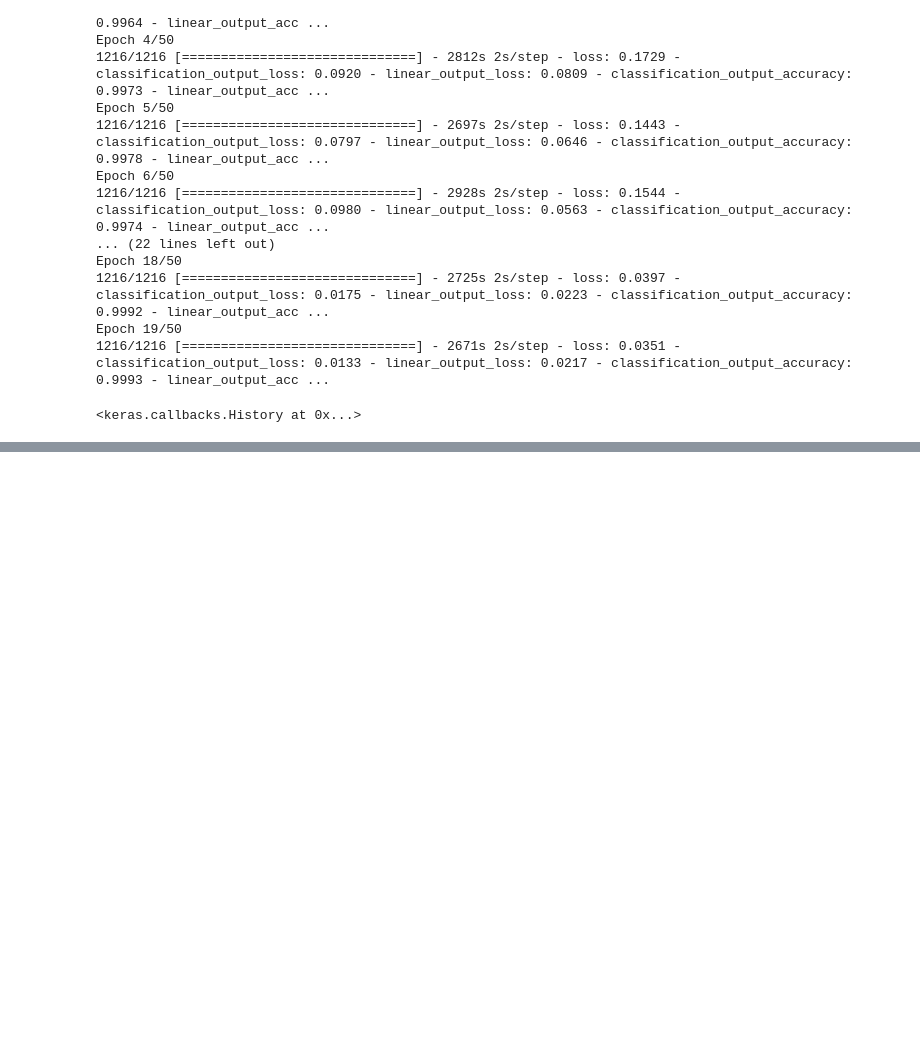
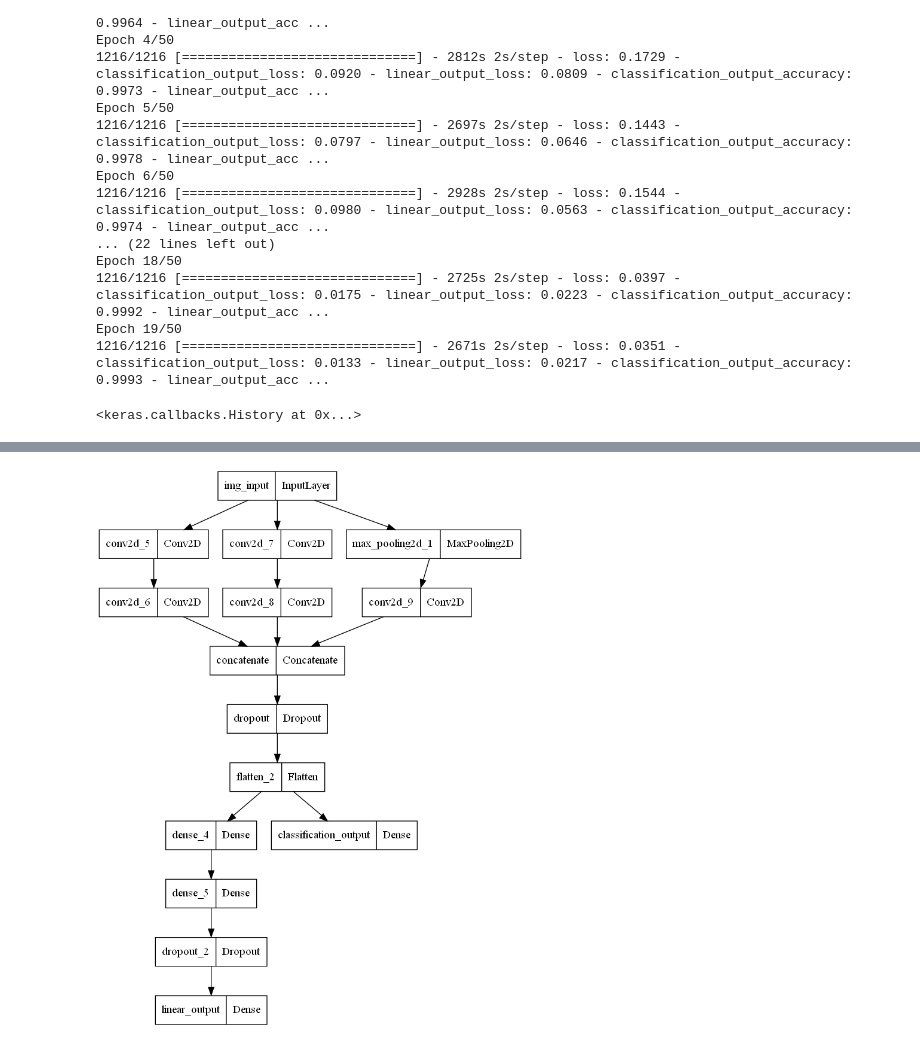
Before and after one commit to Zaituny/Trackmania_Self_Driving_AI_Project, a Jupyter notebook: Trackmania_Self_Driving_AI_env/envs/Trackmania_Supervised_Model.ipynb, the cells around one changed output, grey strips where cells are left out. Saved outputs shown, nothing was run; the diff lists cells and outputs as text; code cells hidden in the pictures; blank space fills up the shorter version.

Commit message:
created player script and model_2

```diff
--- a/Trackmania_Self_Driving_AI_env/envs/Trackmania_Supervised_Model.ipynb
+++ b/Trackmania_Self_Driving_AI_env/envs/Trackmania_Supervised_Model.ipynb
@@ -137,3 +138,29 @@ Epoch 19/50
 <keras.callbacks.History at 0x...>
 # %%
 model.save_weights('./model_weights.h5')
+# %%
+model_1_input_img = Input(shape=(224, 224, 3), name='img_input')
+### 1st layer
+model_1_layer_1 = Conv2D(10, (1,1), padding='same', activation='relu')(model_1_input_img)
+model_1_layer_1 = Conv2D(10, (3,3), padding='same', activation='relu')(model_1_layer_1)
+
+model_1_layer_2 = Conv2D(10, (1,1), padding='same', activation='relu')(model_1_input_img)
+model_1_layer_2 = Conv2D(10, (5,5), padding='same', activation='relu')(model_1_layer_2)
+
+model_1_layer_3 = MaxPooling2D((3,3), strides=(1,1), padding='same')(model_1_input_img)
+model_1_layer_3 = Conv2D(10, (1,1), padding='same', activation='relu')(model_1_layer_3)
+
+model_1_mid_1 = concatenate([model_1_layer_1, model_1_layer_2, model_1_layer_3], axis = 3)
+model_1_merged = Dropout(0.5)(model_1_mid_1)
+# %%
+model_1_flat_1 = Flatten()(model_1_merged)
+
+model_1_classification_output = Dense(1, activation='sigmoid', name='classification_output')(model_1_flat_1)
+model_1_Dense_1 = Dense(16, activation=tf.keras.layers.LeakyReLU(alpha=0.01))(model_1_flat_1)
+model_1_Dense_2 = Dense(1, activation='tanh')(model_1_Dense_1)
+model_1_dropout = Dropout(0.2)(model_1_Dense_2)
+model_1_linear_output = Dense(1, activation='linear', name='linear_output')(model_1_dropout)
+
+model_1 = Model(inputs=[model_1_input_img], outputs=[model_1_classification_output, model_1_linear_output])
+# %%
+model_1.compile(optimizer='adam', loss={'classification_output': 'binary_crossentropy', 'linear_output': 'mse'}, metrics=['accuracy'])
@@ -139,0 +187,4 @@ model.save_weights('./model_weights.h5')
+# %%
+tf.keras.utils.plot_model(model_1, to_file="model_1.png")
+# %% [output]
+[figure, added]
```
Also changed, not shown: parts of 15 cells of this notebook, 14 other files.
